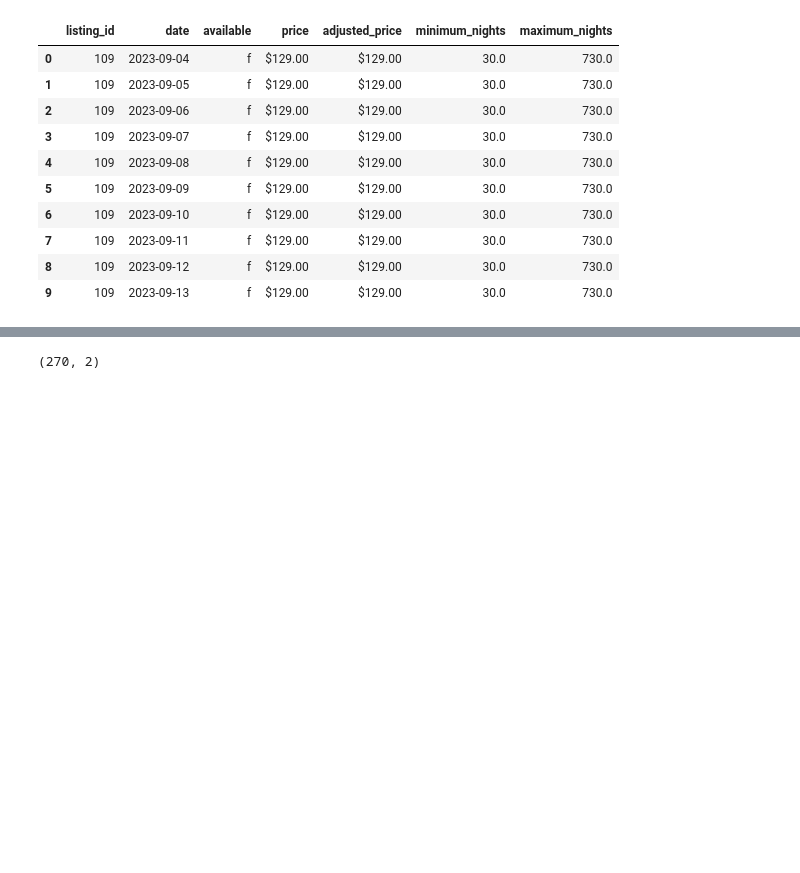
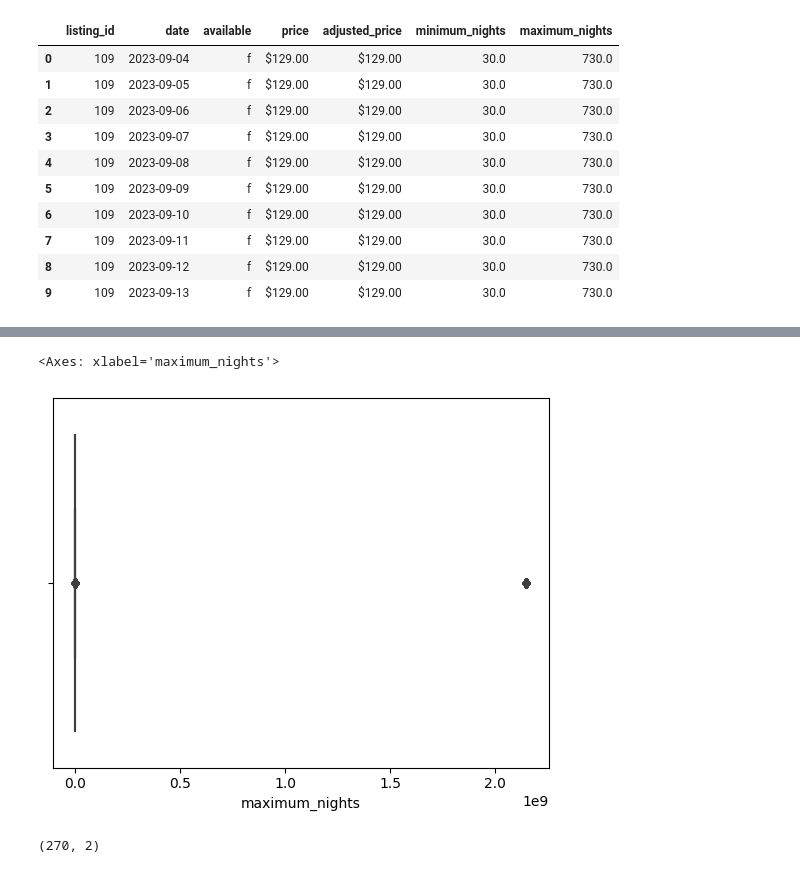
Before and after one commit to zinakhazaee/Visualization, a Jupyter notebook: airbnb.ipynb, the cells around one changed output, grey strips where cells are left out. Cells and saved outputs as stored; diff of their text form; code cells hidden in the pictures; blank space fills up the shorter version.

```diff
--- a/airbnb.ipynb
+++ b/airbnb.ipynb
@@ -254,3 +272,8 @@ df2.head(10)
+# %%
+sns.boxplot(df2, x='maximum_nights')
+# %% [output]
+<Axes: xlabel='maximum_nights'>
+[figure, added]
 # %%
 df3 = pd.read_csv('/content/drive/MyDrive/New dataset/medium/loa/neighbourhoods.csv')
 # %%
```
Also changed, not shown: parts of 4 cells of this notebook.
